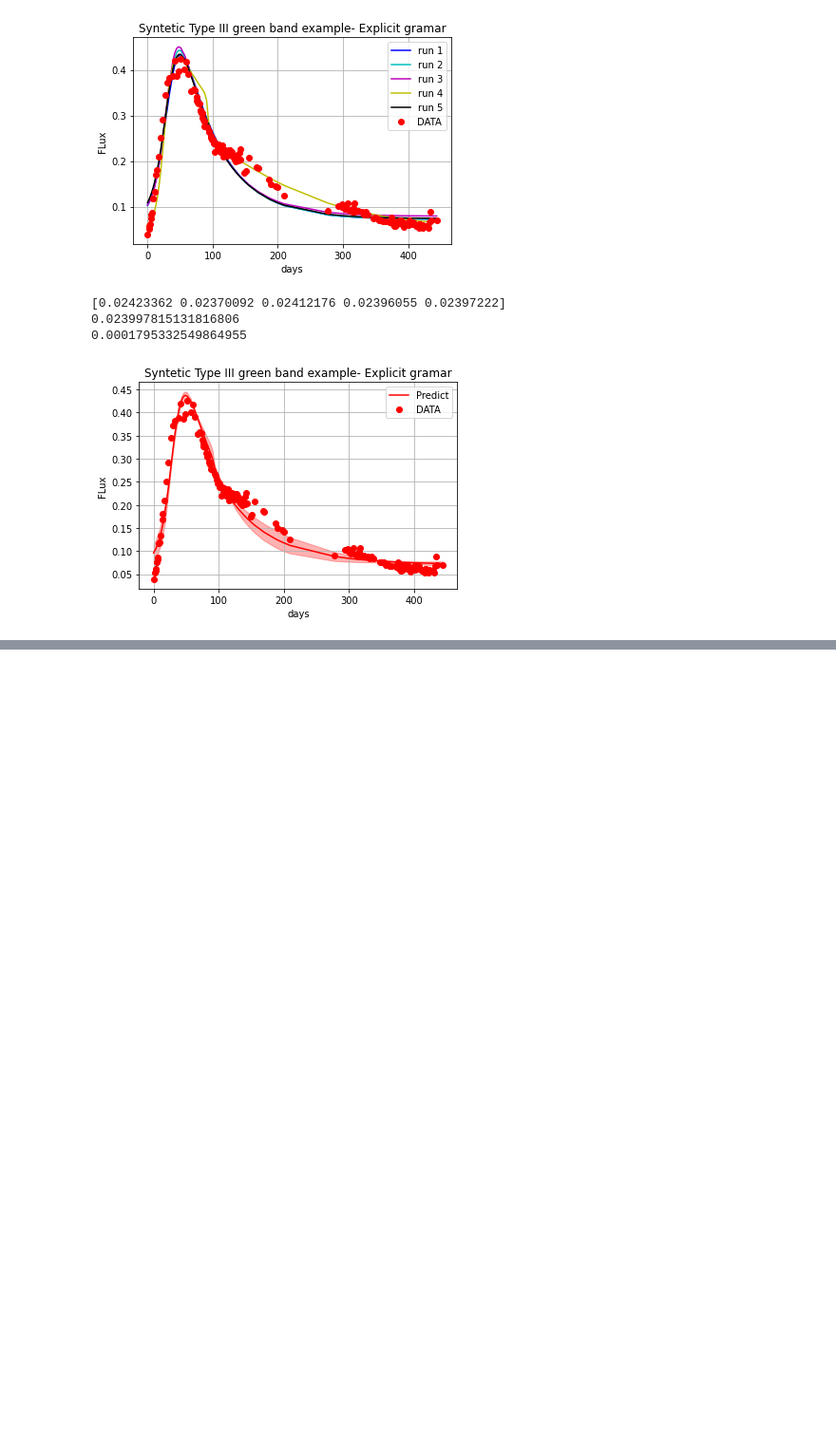
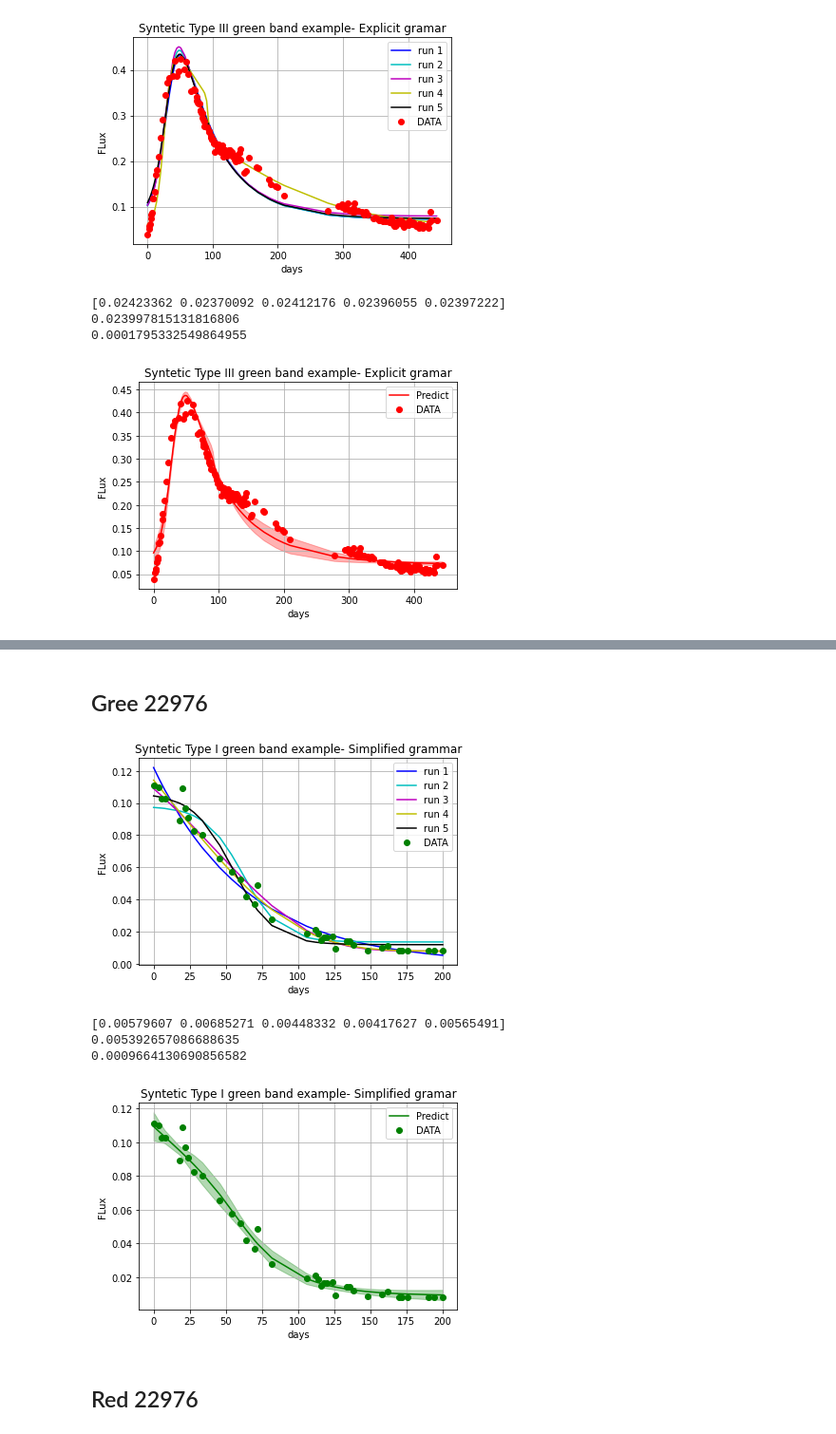
Before and after one commit to nfierroflo/Evolutionary-computation, a Jupyter notebook: PruebasFineles.ipynb, the cells around one changed output, grey strips where cells are left out. Shown at 95% size. Drawn from its saved outputs; the diff is of its cells as text; code cells hidden in the pictures; blank space fills up the shorter version.

```diff
--- a/PruebasFineles.ipynb
+++ b/PruebasFineles.ipynb
@@ -1021,19 +1127,37 @@ plotResultsRed2(t,signal_green352,g1(t), g2(t), g3(t), g4(t), g5(t), title="Synt
+# %% [markdown]
+## Gree 22976
+# %%
+base='alerceZTV2spm_22976_green.txt'
+t,signal_green22976=LeerData(base)
+t=np.array(t)
 # %%
-run1= ""
-run2= ""
-run3= ""
-run4= ""
-run5= ""
+#simplified
+run1= "0.000+((06.23)|_div_|((60.88)*((_exp_((x[0]-11.30)|_div_|64.23)))))"
+run2= "0.098+(((_sig_(0.076*(x[0]-61.70))))|_div_|((08.55)-(20.41)))"
+run3= "0.008+((00.17)|_div_|((_exp_((_exp_((x[0]-43.15)|_div_|66.16))))))"
+run4= "0.008+((00.25)|_div_|((_exp_((_exp_((x[0]-13.02)|_div_|83.86))))))"
+run5= "0.012+((04.18)|_div_|(((_exp_((x[0]-01.60)|_div_|14.02)))+(44.34)))"
 g1=lambda t: str_to_value(t,run1)
 g2=lambda t: str_to_value(t,run2)
 g3=lambda t: str_to_value(t,run3)
 g4=lambda t: str_to_value(t,run4)
 g5=lambda t: str_to_value(t,run5)
 
-plotResultsGreen(t,signal_green352,g1(t), g2(t), g3(t), g4(t), g5(t), title="Syntetic Type III green band example- Explicit gramar")
+plotResultsGreen(t,signal_green22976,g1(t), g2(t), g3(t), g4(t), g5(t), title="Syntetic Type I green band example- Simplified grammar")
 
 
-rmse_1=CalcularRMS(t,signal_green352,g1(t), g2(t), g3(t), g4(t), g5(t))
+rmse_1=CalcularRMS(t,signal_green22976,g1(t), g2(t), g3(t), g4(t), g5(t))
 print(rmse_1)
 print(np.mean(rmse_1))
 print(np.std(rmse_1))
+
+
+plotResultsGreen2(t,signal_green22976,g1(t), g2(t), g3(t), g4(t), g5(t), title="Syntetic Type I green band example- Simplified gramar")
+# %% [output]
+[figure, added]
+[0.00579607 0.00685271 0.00448332 0.00417627 0.00565491]
+0.005392657086688635
+0.0009664130690856582
+[figure, added]
+# %% [markdown]
+## Red 22976
```
Also changed, not shown: parts of 20 cells of this notebook.
